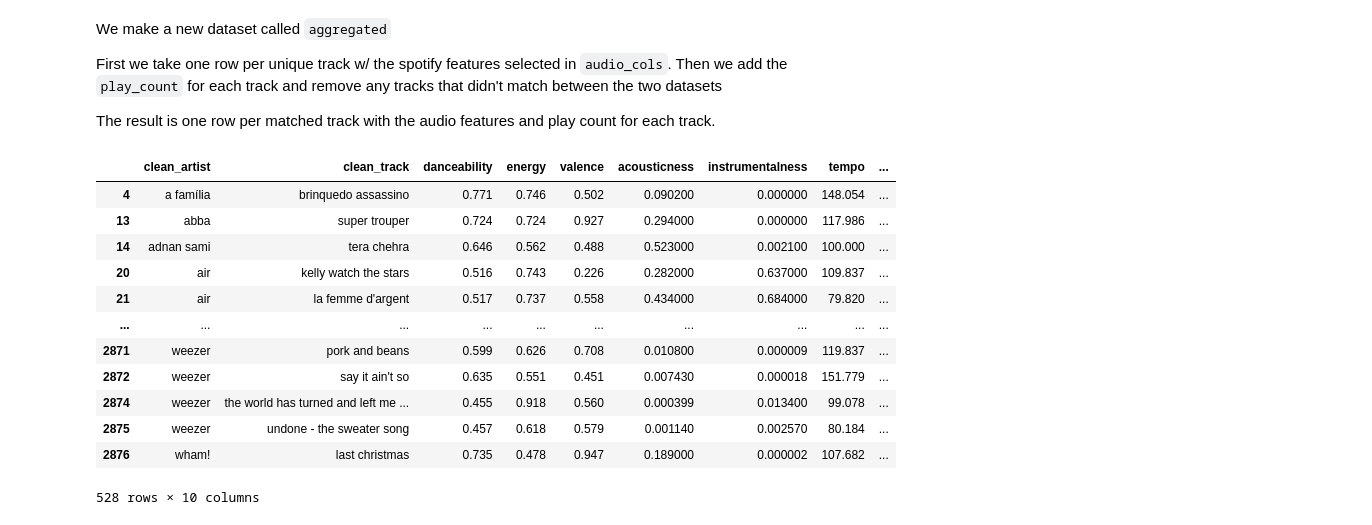
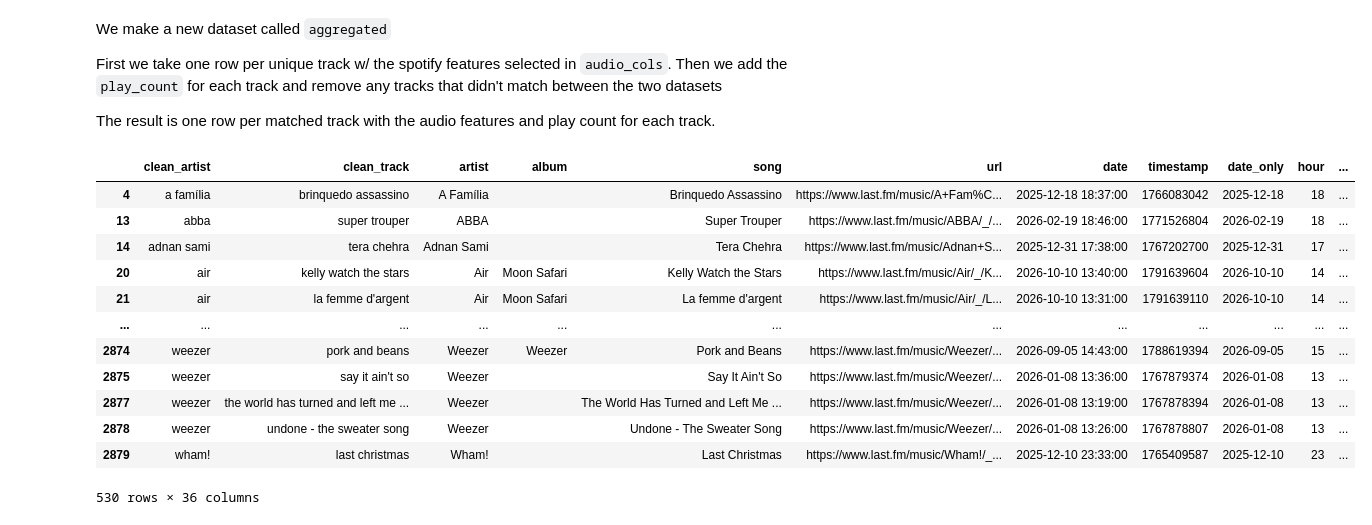
Before and after one commit to lambert-27/lastfm-datasci-portfolio, a Jupyter notebook: LastFMDataCollection.ipynb, the cells around one changed output. Saved outputs shown, nothing was run; the diff lists cells and outputs as text; code cells hidden in the pictures.

Commit message:
Updated structure of project, moved creds to a seperate .py file. Looking into a better spotify dataset from huggingface

````diff
--- a/LastFMDataCollection.ipynb
+++ b/LastFMDataCollection.ipynb
@@ -309,23 +310,36 @@ spotify = pd.read_csv('datasets/spotify.csv')
 Using a Spotify track dataset from [Kaggle](https://www.kaggle.com/datasets/maharshipandya/-spotify-tracks-dataset) which contains additional features such as ```danceability```, ```energy``` and ```tempo```
 
 In order to get a higher match rate, the artist and track features are stripped and lowercase
+# %%
+def clean_text(series):
+    s = series.str.lower()
+    s = s.str.replace(r'\s+[-(\[].*?\b(remaster(ed)?|live|version|mix|edit|feat\.?|deluxe|instrumental)\b.*$', '', regex=True)
+    s = s.str.replace(r'[^\w\s]', '', regex=True)
+    return s.str.replace(r'\s+', ' ', regex=True).str.strip()
 # %%
-spotify['clean_artist'] = spotify['artists'].str.lower().str.strip()
-spotify['clean_track'] = spotify['track_name'].str.lower().str.strip()
+spotify['clean_artist'] = spotify['artists'].str.lower().str.split(';')
+spotify = spotify.explode('clean_artist')
+spotify['clean_artist'] = spotify['clean_artist'].str.strip()
 
 loved['clean_artist'] = loved['artist'].str.lower().str.strip()
-loved['clean_track'] = loved['song'].str.lower().str.strip()
+loved['clean_track'] = clean_text(loved['song'].str.lower().str.strip())
 
-spotify_unique = spotify.drop_duplicates(subset=['clean_artist', 'clean_track'])
+spotify = spotify.drop_duplicates(subset=['clean_artist', 'clean_track'])
+loved = loved.drop_duplicates(subset=['clean_artist', 'clean_track'])
 
 spotifyMerged = pd.merge(
     loved,
-    spotify_unique,
+    spotify,
     on=['clean_artist', 'clean_track'],
     how='left',
     indicator=True
 )
+unmatched = spotifyMerged[spotifyMerged['_merge'] == 'left_only']
+in_file = unmatched['clean_artist'].isin(set(spotify['clean_artist']))
 
+print('Unmatched, artist is in the Spotify file:', in_file.sum())
+print('Unmatched, artist is not in the file:', (~in_file).sum())
+print(unmatched.loc[~in_file, 'clean_artist'].value_counts().head(15))
 matched_count = (spotifyMerged['_merge'] == 'both').sum()
 total_count = len(loved)
 match_rate = (matched_count / total_count) * 100
@@ -356,24 +376,22 @@
 
 The result is one row per matched track with the audio features and play count for each track.
 # %%
-audio_cols = ['danceability', 'energy', 'valence', 'acousticness', 'instrumentalness', 'tempo', 'speechiness']
-
-aggregated = spotifyMerged.groupby(['clean_artist', 'clean_track'])[audio_cols].first().reset_index()
+aggregated = spotifyMerged.groupby(['clean_artist', 'clean_track']).first().reset_index()
 aggregated['play_count'] = spotifyMerged.groupby(['clean_artist', 'clean_track'])['is_loved'].size().values
 aggregated = aggregated.dropna(subset=['danceability', 'energy', 'valence'])
 aggregated.to_csv('datasets/aggregatedData.csv', index=False)
 aggregated
 # %% [output]
-|  | clean_artist | clean_track | danceability | energy | valence | acousticness | instrumentalness | tempo | ... |
-| 4 | a família | brinquedo assassino | 0.771 | 0.746 | 0.502 | 0.090200 | 0.000000 | 148.054 | ... |
-| 13 | abba | super trouper | 0.724 | 0.724 | 0.927 | 0.294000 | 0.000000 | 117.986 | ... |
-| 14 | adnan sami | tera chehra | 0.646 | 0.562 | 0.488 | 0.523000 | 0.002100 | 100.000 | ... |
-| 20 | air | kelly watch the stars | 0.516 | 0.743 | 0.226 | 0.282000 | 0.637000 | 109.837 | ... |
-| 21 | air | la femme d'argent | 0.517 | 0.737 | 0.558 | 0.434000 | 0.684000 | 79.820 | ... |
-| ... | ... | ... | ... | ... | ... | ... | ... | ... | ... |
-| 2871 | weezer | pork and beans | 0.599 | 0.626 | 0.708 | 0.010800 | 0.000009 | 119.837 | ... |
-| 2872 | weezer | say it ain't so | 0.635 | 0.551 | 0.451 | 0.007430 | 0.000018 | 151.779 | ... |
-| 2874 | weezer | the world has turned and left me ... | 0.455 | 0.918 | 0.560 | 0.000399 | 0.013400 | 99.078 | ... |
-| 2875 | weezer | undone - the sweater song | 0.457 | 0.618 | 0.579 | 0.001140 | 0.002570 | 80.184 | ... |
-| 2876 | wham! | last christmas | 0.735 | 0.478 | 0.947 | 0.189000 | 0.000002 | 107.682 | ... |
+|  | clean_artist | clean_track | artist | album | song | url | date | timestamp | date_only | hour | ... |
+| 4 | a família | brinquedo assassino | A Família |  | Brinquedo Assassino | https://www.last.fm/music/A+Fam%C... | 2025-12-18 18:37:00 | 1766083042 | 2025-12-18 | 18 | ... |
+| 13 | abba | super trouper | ABBA |  | Super Trouper | https://www.last.fm/music/ABBA/_/... | 2026-02-19 18:46:00 | 1771526804 | 2026-02-19 | 18 | ... |
+| 14 | adnan sami | tera chehra | Adnan Sami |  | Tera Chehra | https://www.last.fm/music/Adnan+S... | 2025-12-31 17:38:00 | 1767202700 | 2025-12-31 | 17 | ... |
+| 20 | air | kelly watch the stars | Air | Moon Safari | Kelly Watch the Stars | https://www.last.fm/music/Air/_/K... | 2026-10-10 13:40:00 | 1791639604 | 2026-10-10 | 14 | ... |
+| 21 | air | la femme d'argent | Air | Moon Safari | La femme d'argent | https://www.last.fm/music/Air/_/L... | 2026-10-10 13:31:00 | 1791639110 | 2026-10-10 | 14 | ... |
+| ... | ... | ... | ... | ... | ... | ... | ... | ... | ... | ... | ... |
+| 2874 | weezer | pork and beans | Weezer | Weezer | Pork and Beans | https://www.last.fm/music/Weezer/... | 2026-09-05 14:43:00 | 1788619394 | 2026-09-05 | 15 | ... |
+| 2875 | weezer | say it ain't so | Weezer |  | Say It Ain't So | https://www.last.fm/music/Weezer/... | 2026-01-08 13:36:00 | 1767879374 | 2026-01-08 | 13 | ... |
+| 2877 | weezer | the world has turned and left me ... | Weezer |  | The World Has Turned and Left Me ... | https://www.last.fm/music/Weezer/... | 2026-01-08 13:19:00 | 1767878394 | 2026-01-08 | 13 | ... |
+| 2878 | weezer | undone - the sweater song | Weezer |  | Undone - The Sweater Song | https://www.last.fm/music/Weezer/... | 2026-01-08 13:26:00 | 1767878807 | 2026-01-08 | 13 | ... |
+| 2879 | wham! | last christmas | Wham! |  | Last Christmas | https://www.last.fm/music/Wham!/_... | 2025-12-10 23:33:00 | 1765409587 | 2025-12-10 | 23 | ... |
-528 rows × 10 columns
+530 rows × 36 columns
````
Also changed, not shown: parts of 13 cells of this notebook, 2 other files.
